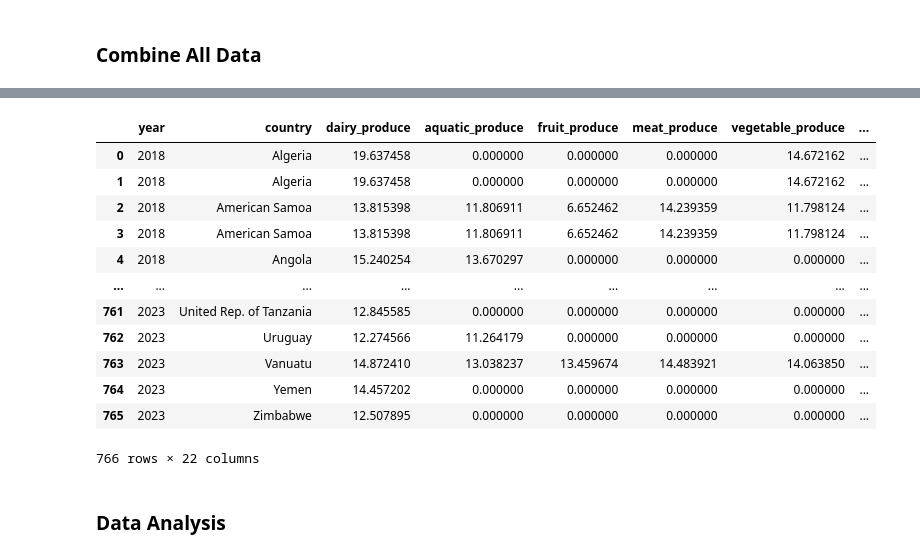
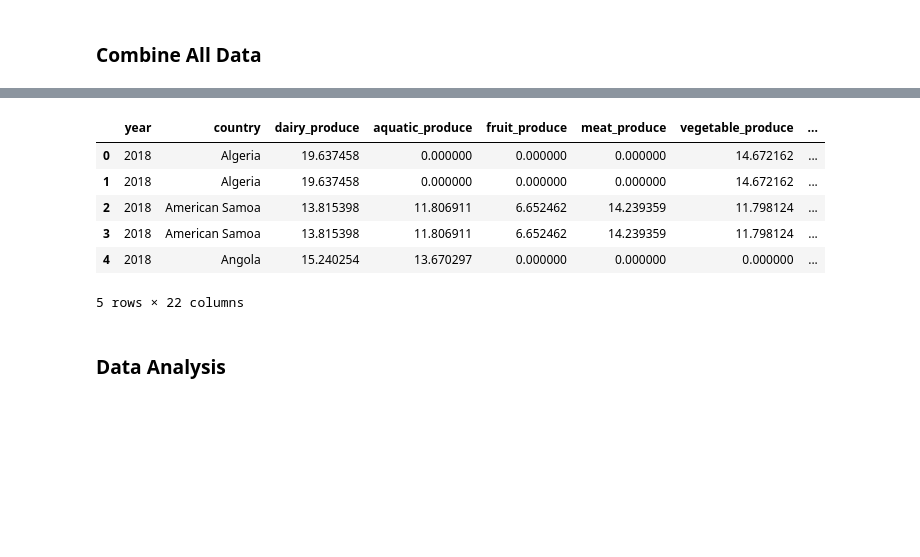
Before and after one commit to wesley0628/Food_Output_Analysis, a Jupyter notebook: trade_analysis.ipynb, the cells around one changed output, grey strips where cells are left out. Cells and saved outputs as stored; diff of their text form; code cells hidden in the pictures; blank space fills up the shorter version.

```diff
--- a/trade_analysis.ipynb
+++ b/trade_analysis.ipynb
@@ -240,39 +234,33 @@ final_data_save.to_csv('all_data.csv', index=False)
 # %%
 def pandemic(row):
     if row['year'] in [2020, 2021, 2022]:
         return 1
     return 0
 final_data["death_rate"].replace(np.nan, 0, inplace=True)
 # final_data['dairy_produce'].replace(np.nan, 1, inplace=True)
 # final_data['aquatic_produce'].replace(np.nan, 1, inplace=True)
 # final_data['fruit_produce'].replace(np.nan, 1, inplace=True)
 # final_data['meat_produce'].replace(np.nan, 1, inplace=True)
 # final_data['vegetable_produce'].replace(np.nan, 1, inplace=True)
 # final_data['all_trade'].replace(np.nan, 1, inplace=True)
 final_data.all_trade = np.log(final_data.all_trade)
 final_data.dairy_produce = np.log(final_data.dairy_produce)
 final_data.aquatic_produce = np.log(final_data.aquatic_produce)
 final_data.fruit_produce = np.log(final_data.fruit_produce)
 final_data.meat_produce = np.log(final_data.meat_produce)
 final_data.vegetable_produce = np.log(final_data.vegetable_produce)
 final_data.GDP = np.log(final_data.GDP)
 final_data.avg_GDP = np.log(final_data.avg_GDP)
 final_data['pandemic'] = final_data.apply(pandemic, axis=1)
-final_data
+final_data.head()
 # %% [output]
 |  | year | country | dairy_produce | aquatic_produce | fruit_produce | meat_produce | vegetable_produce | ... |
 | 0 | 2018 | Algeria | 19.637458 | 0.000000 | 0.000000 | 0.000000 | 14.672162 | ... |
 | 1 | 2018 | Algeria | 19.637458 | 0.000000 | 0.000000 | 0.000000 | 14.672162 | ... |
 | 2 | 2018 | American Samoa | 13.815398 | 11.806911 | 6.652462 | 14.239359 | 11.798124 | ... |
 | 3 | 2018 | American Samoa | 13.815398 | 11.806911 | 6.652462 | 14.239359 | 11.798124 | ... |
 | 4 | 2018 | Angola | 15.240254 | 13.670297 | 0.000000 | 0.000000 | 0.000000 | ... |
-| ... | ... | ... | ... | ... | ... | ... | ... | ... |
-| 761 | 2023 | United Rep. of Tanzania | 12.845585 | 0.000000 | 0.000000 | 0.000000 | 0.000000 | ... |
-| 762 | 2023 | Uruguay | 12.274566 | 11.264179 | 0.000000 | 0.000000 | 0.000000 | ... |
-| 763 | 2023 | Vanuatu | 14.872410 | 13.038237 | 13.459674 | 14.483921 | 14.063850 | ... |
-| 764 | 2023 | Yemen | 14.457202 | 0.000000 | 0.000000 | 0.000000 | 0.000000 | ... |
-| 765 | 2023 | Zimbabwe | 12.507895 | 0.000000 | 0.000000 | 0.000000 | 0.000000 | ... |
-766 rows × 22 columns
+5 rows × 22 columns
 # %% [markdown]
 ### Data Analysis
 # %% [markdown]
```
Also changed, not shown: parts of 17 cells of this notebook, 1 other file.
